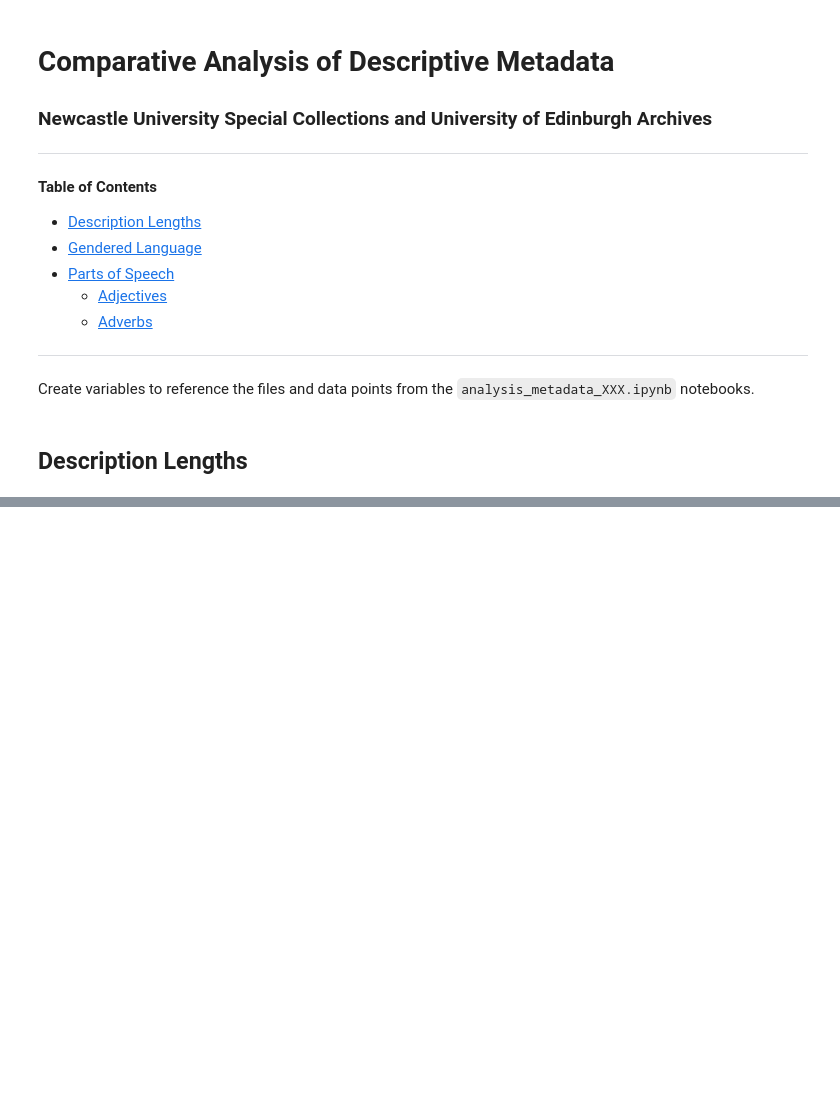
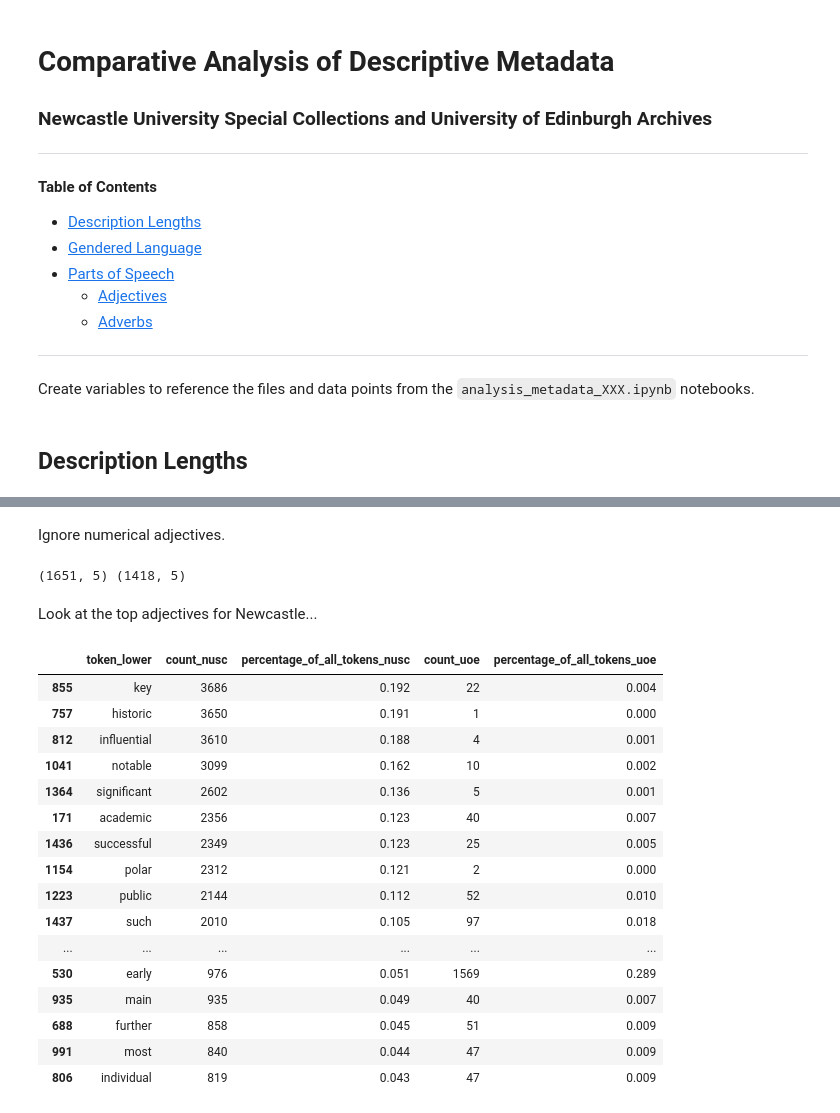
Before and after one commit to thegoose20/nusc, a Jupyter notebook: nusc_uoe_comparison.ipynb, the cells around one changed output, grey strips where cells are left out. Drawn from its saved outputs; the diff is of its cells as text; code cells hidden in the pictures; blank space fills up the shorter version.

Commit message:
Conducted comparative analysis of gendered terms, descriptors, and description lengths in NUSC and UoE data

```diff
--- a/nusc_uoe_comparison.ipynb
+++ b/nusc_uoe_comparison.ipynb
@@ -80,0 +363,5 @@ mean_tokens_per_desc = list(df_len_uoe["tokens_per_description"])[0]
+# %%
+df_adj_nusc = pd.read_csv(dir_nusc + files_nusc[adjective_files[1]], index_col=0)
+df_adj_nusc.insert(1, "percentage_of_all_tokens", (df_adj_nusc["count"]/total_tokens_nusc)*100)
+print(df_adj_nusc.shape)
+df_adj_nusc.head(30)
@@ -80,0 +400,5 @@ mean_tokens_per_desc = list(df_len_uoe["tokens_per_description"])[0]
+# %%
+df_adj_uoe = pd.read_csv(dir_uoe + files_uoe[adjective_files[1]], index_col=0)
+df_adj_uoe.insert(1, "percentage_of_all_tokens", (df_adj_uoe["count"]/total_tokens_uoe)*100)
+print(df_adj_uoe.shape)
+df_adj_uoe.head(30)
@@ -80,0 +439,3 @@ mean_tokens_per_desc = list(df_len_uoe["tokens_per_description"])[0]
+# %%
+common_adjs = df_adj_nusc.merge(df_adj_uoe, on="token_lower", how="inner", sort=True, suffixes=("_nusc", "_uoe"))
+common_adjs.head()
@@ -80,0 +450,31 @@ mean_tokens_per_desc = list(df_len_uoe["tokens_per_description"])[0]
+# %% [markdown]
+Ignore numerical adjectives.
+# %%
+common_adjs = common_adjs.reset_index()
+common_adjs_alpha = common_adjs.loc[common_adjs["token_lower"].str.isalpha()]
+print(common_adjs.shape, common_adjs_alpha.shape)
+# %% [output]
+(1651, 5) (1418, 5)
+# %% [markdown]
+Look at the top adjectives for Newcastle...
+# %%
+common_adjs_alpha = common_adjs_alpha.sort_values(by="count_nusc", ascending=False)
+common_adjs_alpha.head(30)
+# %% [output]
+|  | token_lower | count_nusc | percentage_of_all_tokens_nusc | count_uoe | percentage_of_all_tokens_uoe |
+| 855 | key | 3686 | 0.192 | 22 | 0.004 |
+| 757 | historic | 3650 | 0.191 | 1 | 0.000 |
+| 812 | influential | 3610 | 0.188 | 4 | 0.001 |
+| 1041 | notable | 3099 | 0.162 | 10 | 0.002 |
+| 1364 | significant | 2602 | 0.136 | 5 | 0.001 |
+| 171 | academic | 2356 | 0.123 | 40 | 0.007 |
+| 1436 | successful | 2349 | 0.123 | 25 | 0.005 |
+| 1154 | polar | 2312 | 0.121 | 2 | 0.000 |
+| 1223 | public | 2144 | 0.112 | 52 | 0.010 |
+| 1437 | such | 2010 | 0.105 | 97 | 0.018 |
+| ... | ... | ... | ... | ... | ... |
+| 530 | early | 976 | 0.051 | 1569 | 0.289 |
+| 935 | main | 935 | 0.049 | 40 | 0.007 |
+| 688 | further | 858 | 0.045 | 51 | 0.009 |
+| 991 | most | 840 | 0.044 | 47 | 0.009 |
+| 806 | individual | 819 | 0.043 | 47 | 0.009 |
```
Also changed, not shown: parts of 74 cells of this notebook, 3 other files.
